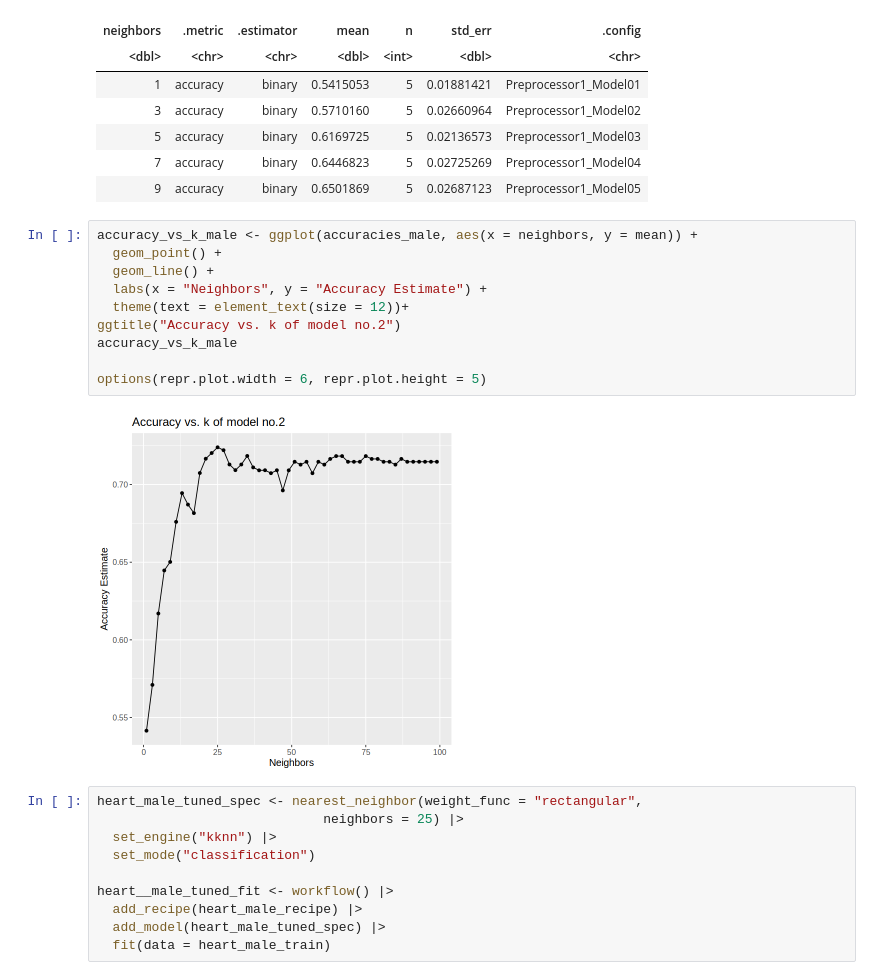
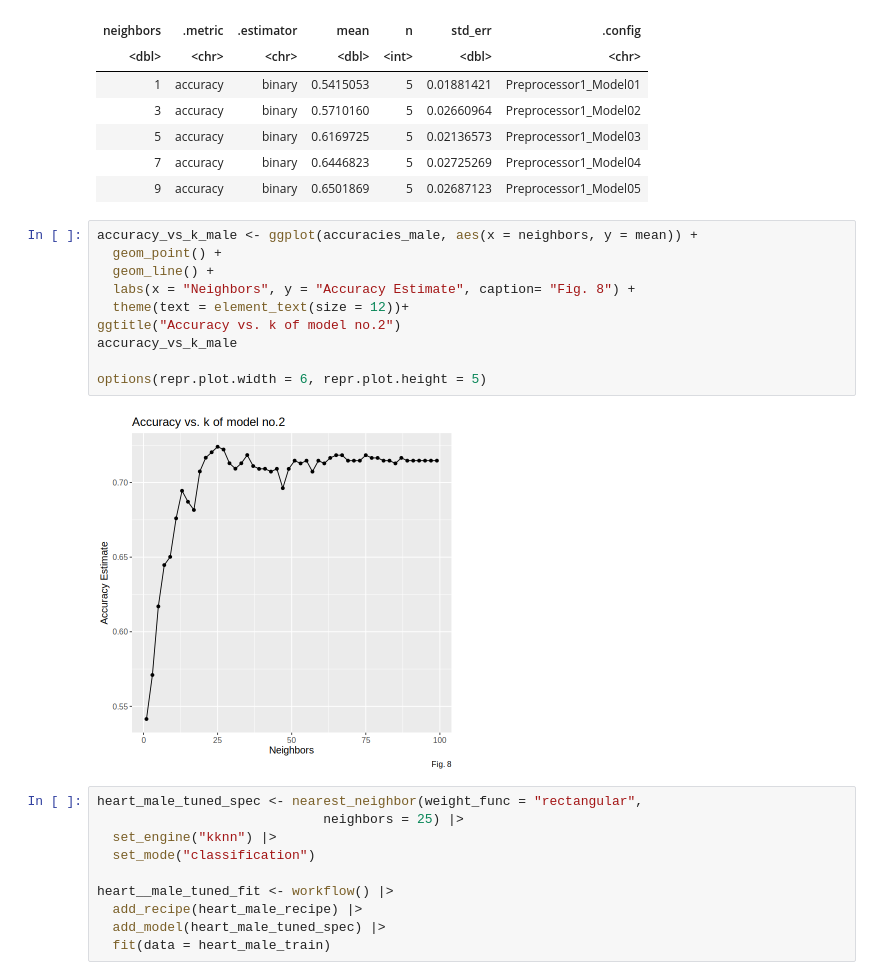
Before and after one commit to Muskandavee/PROPOSAL-, a Jupyter notebook: proposal.ipynb, the cells around one changed output. Drawn from its saved outputs; the diff is of its cells as text.

```diff
--- a/proposal.ipynb
+++ b/proposal.ipynb
@@ -387,15 +454,15 @@ A tibble: 5 × 7
 # %%
 accuracy_vs_k_male <- ggplot(accuracies_male, aes(x = neighbors, y = mean)) +
   geom_point() +
   geom_line() +
-  labs(x = "Neighbors", y = "Accuracy Estimate") +
+  labs(x = "Neighbors", y = "Accuracy Estimate", caption= "Fig. 8") +
   theme(text = element_text(size = 12))+
 ggtitle("Accuracy vs. k of model no.2")
 accuracy_vs_k_male
 
 options(repr.plot.width = 6, repr.plot.height = 5)
 # %% [output]
-[figure, old version]
+[figure, new version]
 # %%
 heart_male_tuned_spec <- nearest_neighbor(weight_func = "rectangular",
                              neighbors = 25) |>
```
Also changed, not shown: parts of 10 cells of this notebook.
